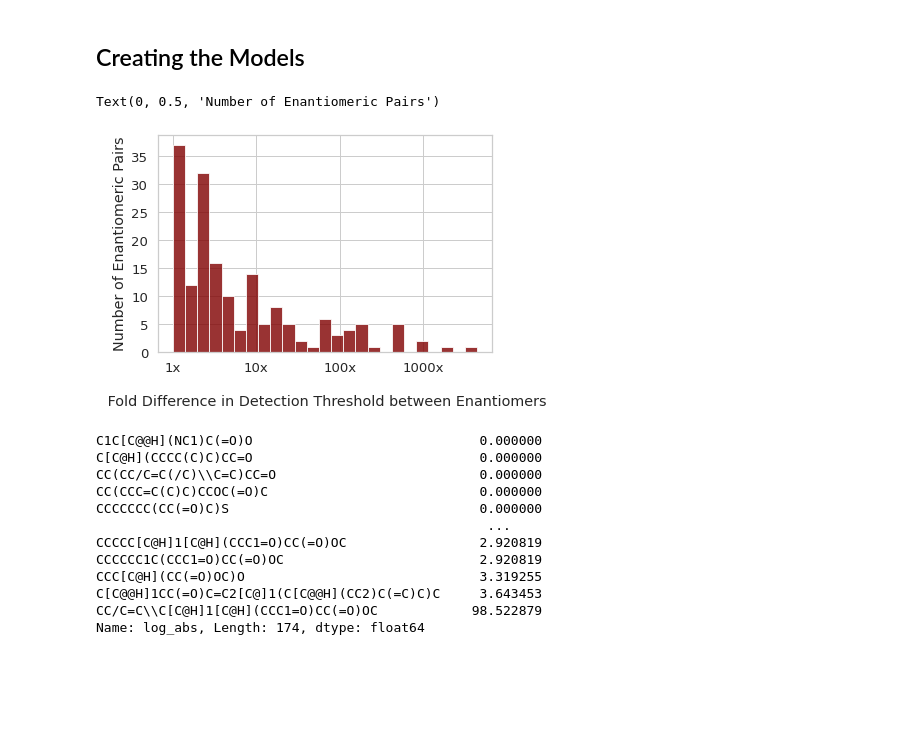
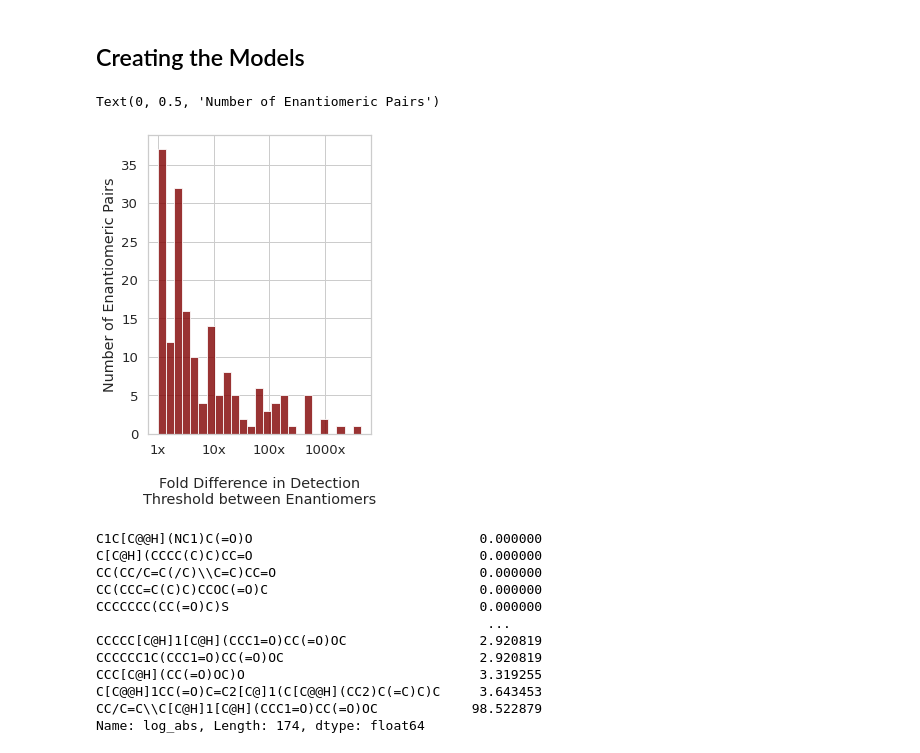
Before and after one commit to rgerkin/enantiomerlist, a Jupyter notebook: OdorantModel.ipynb, the cells around one changed output. Cells and saved outputs as stored; diff of their text form; code cells hidden in the pictures; blank space fills up the shorter version.

```diff
--- a/OdorantModel.ipynb
+++ b/OdorantModel.ipynb
@@ -144,17 +171,17 @@ both_features = finite_mordred | finite_morgan
 # %%
 import matplotlib.pyplot as plt
 import seaborn as sns
 sns.set_style("whitegrid")
 #sns.set_context('poster')
-#plt.figure(figsize=(7,7))
+plt.figure(figsize=(4,5.5))
 stuff = half_coleman_data[half_coleman_data["log_abs"]<50]
 plt.hist(stuff["log_abs"], bins=25, color="#800000", alpha=0.8);
 plt.xticks([0,1,2,3], ["1x", "10x", "100x", "1000x"])
-plt.xlabel("\n Fold Difference in Detection Threshold between Enantiomers")
+plt.xlabel("\nFold Difference in Detection\nThreshold between Enantiomers")
 plt.ylabel("Number of Enantiomeric Pairs")
 # %% [output]
 Text(0, 0.5, 'Number of Enantiomeric Pairs')
-[figure, old version]
+[figure, new version]
 # %%
 #X = both[both_features]; y = both['log_abs']
 #X = morgan_data[finite_morgan]; y = morgan_data['log_abs']
```
Also changed, not shown: parts of 17 cells of this notebook, 4 other files.
